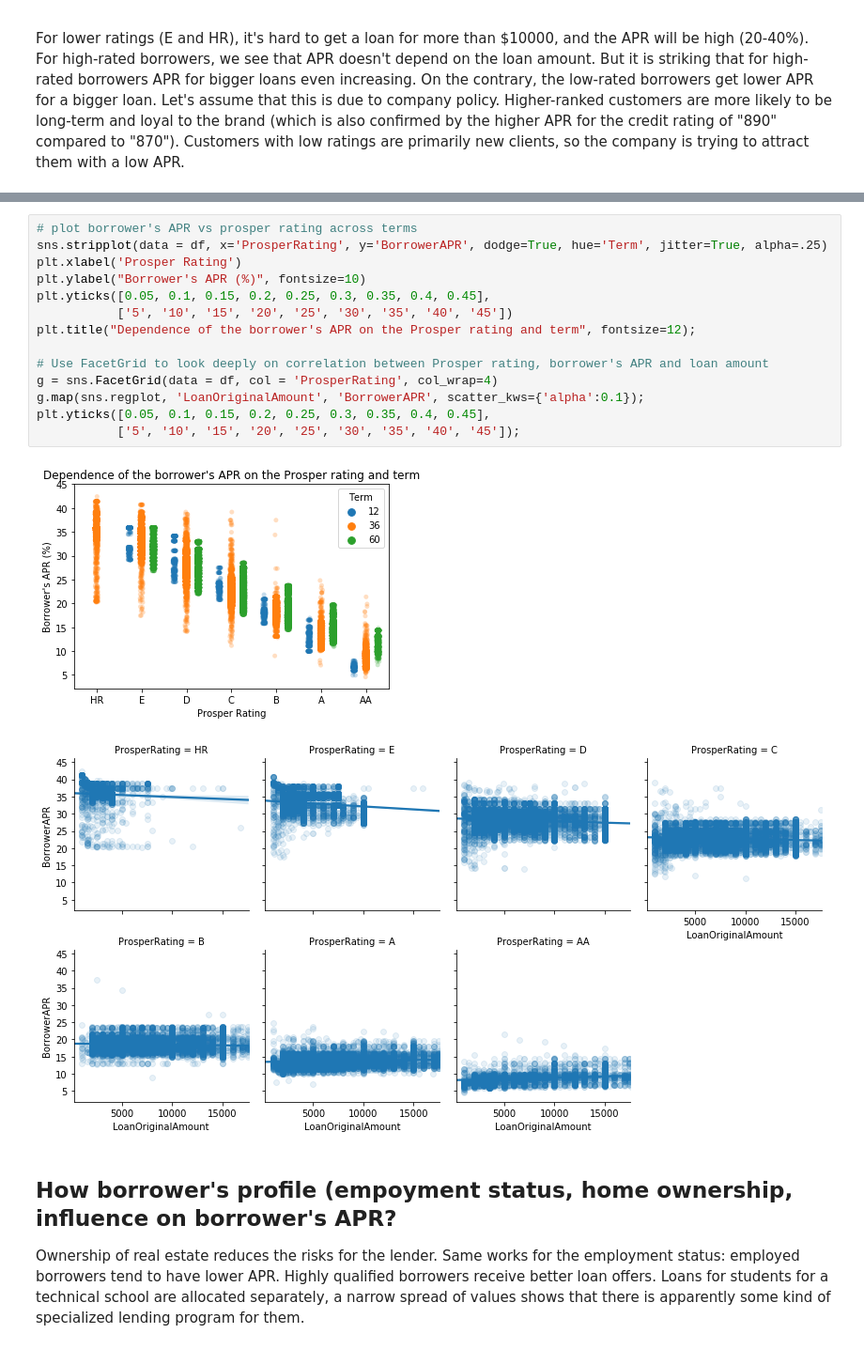
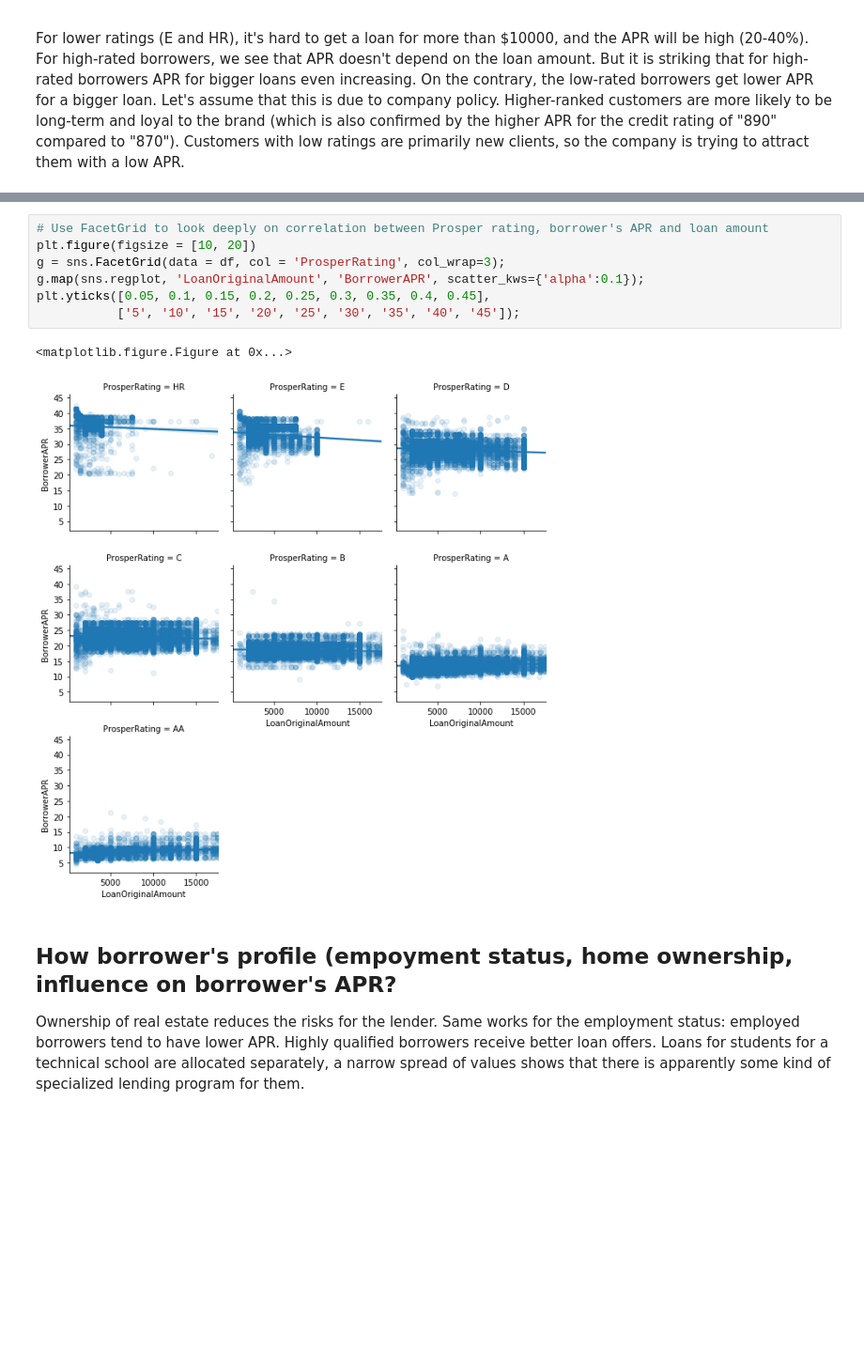
Before and after one commit to Zmienko/Prosper-Loan-Data-Exploration, a Jupyter notebook: Prosper_Loan_Part_II_slide_deck.ipynb, the cells around one changed output, grey strips where cells are left out. Shown at 94% size. Cells and saved outputs as stored; diff of their text form; blank space fills up the shorter version.

```diff
--- a/Prosper_Loan_Part_II_slide_deck.ipynb
+++ b/Prosper_Loan_Part_II_slide_deck.ipynb
@@ -189,20 +189,13 @@ For lower ratings (E and HR), it's hard to get a loan for more than $10000, and
 # %%
-# plot borrower's APR vs prosper rating across terms
-sns.stripplot(data = df, x='ProsperRating', y='BorrowerAPR', dodge=True, hue='Term', jitter=True, alpha=.25)
-plt.xlabel('Prosper Rating')
-plt.ylabel("Borrower's APR (%)", fontsize=10)
-plt.yticks([0.05, 0.1, 0.15, 0.2, 0.25, 0.3, 0.35, 0.4, 0.45],
-           ['5', '10', '15', '20', '25', '30', '35', '40', '45'])
-plt.title("Dependence of the borrower's APR on the Prosper rating and term", fontsize=12);
-
 # Use FacetGrid to look deeply on correlation between Prosper rating, borrower's APR and loan amount
-g = sns.FacetGrid(data = df, col = 'ProsperRating', col_wrap=4)
+plt.figure(figsize = [10, 20])
+g = sns.FacetGrid(data = df, col = 'ProsperRating', col_wrap=3);
 g.map(sns.regplot, 'LoanOriginalAmount', 'BorrowerAPR', scatter_kws={'alpha':0.1});
 plt.yticks([0.05, 0.1, 0.15, 0.2, 0.25, 0.3, 0.35, 0.4, 0.45],
            ['5', '10', '15', '20', '25', '30', '35', '40', '45']);
 # %% [output]
+<matplotlib.figure.Figure at 0x...>
-[figure, old version]
+[figure, new version]
-[figure, removed]
 # %% [markdown]
 ## How borrower's profile (empoyment status, home ownership,  influence on borrower's APR?
 
```
Also changed, not shown: parts of 10 cells of this notebook, 3 other files.
